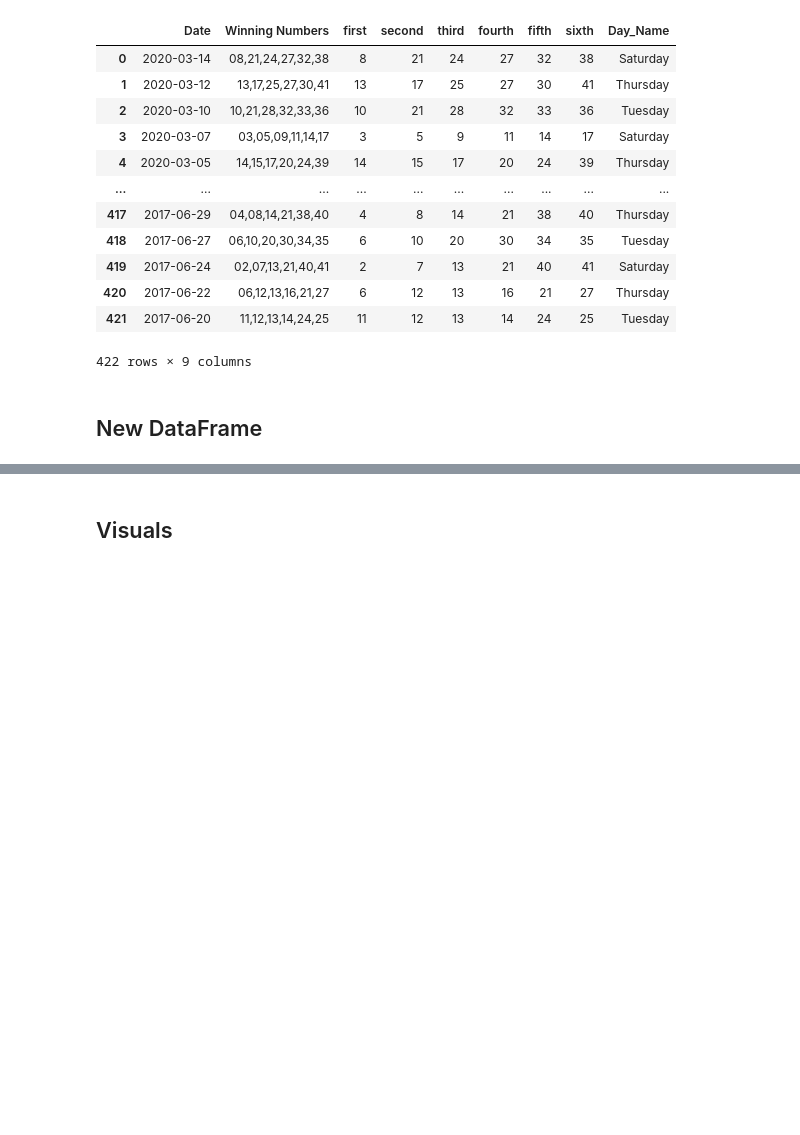
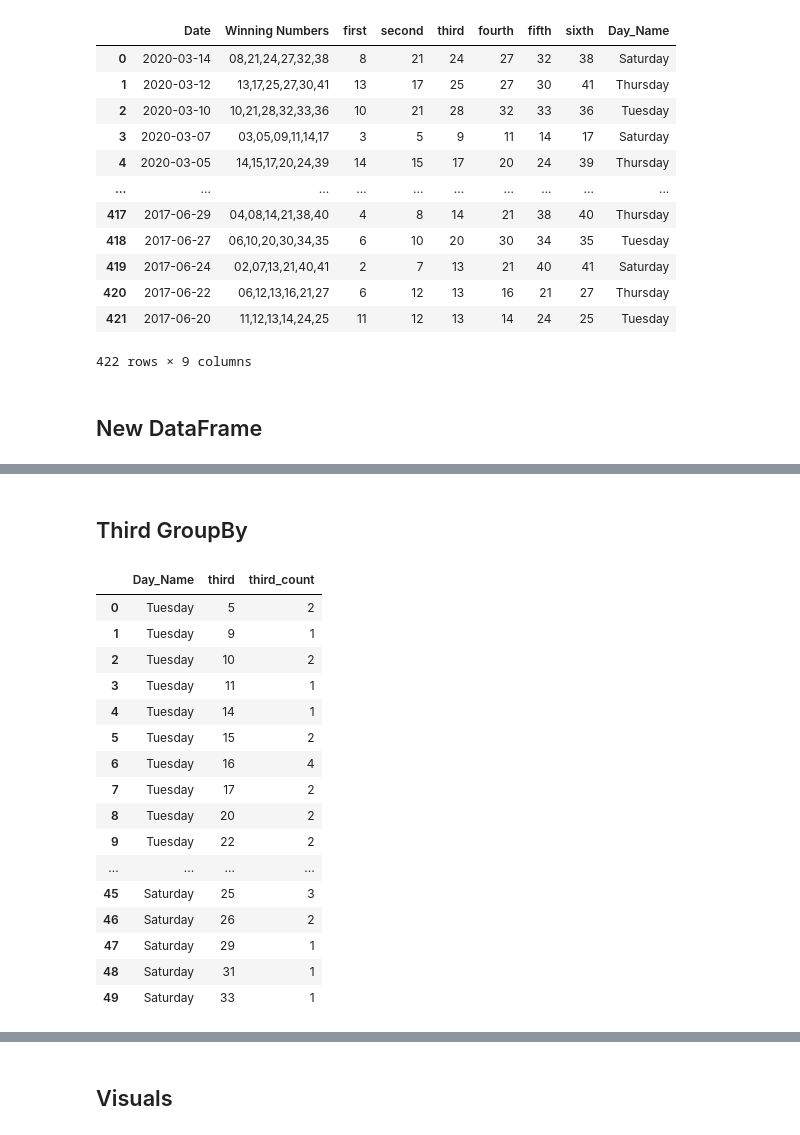
Before and after one commit to Jared-Caraan/Lotto_Analysis, a Jupyter notebook: Scripts/visual_test2.ipynb, the cells around one changed output, grey strips where cells are left out. Saved outputs shown, nothing was run; the diff lists cells and outputs as text; code cells hidden in the pictures; blank space fills up the shorter version.

```diff
--- a/Scripts/visual_test2.ipynb
+++ b/Scripts/visual_test2.ipynb
@@ -58,0 +115,25 @@ df_new['sixth_mean'] = df_new['sixth'].mean()
+# %% [markdown]
+## Third GroupBy
+# %%
+df_grp_third = pd.DataFrame({'third_count': df_grp['third'].value_counts()}).reset_index()
+df_grp_third['Day_Name'] = df_grp_third['Day_Name'].astype(day_type)
+df_grp_third = df_grp_third.sort_values(by=['Day_Name','third']).reset_index(drop=True)
+df_grp_third
+# %% [output]
+|  | Day_Name | third | third_count |
+| 0 | Tuesday | 5 | 2 |
+| 1 | Tuesday | 9 | 1 |
+| 2 | Tuesday | 10 | 2 |
+| 3 | Tuesday | 11 | 1 |
+| 4 | Tuesday | 14 | 1 |
+| 5 | Tuesday | 15 | 2 |
+| 6 | Tuesday | 16 | 4 |
+| 7 | Tuesday | 17 | 2 |
+| 8 | Tuesday | 20 | 2 |
+| 9 | Tuesday | 22 | 2 |
+| ... | ... | ... | ... |
+| 45 | Saturday | 25 | 3 |
+| 46 | Saturday | 26 | 2 |
+| 47 | Saturday | 29 | 1 |
+| 48 | Saturday | 31 | 1 |
+| 49 | Saturday | 33 | 1 |
```
Also changed, not shown: parts of 15 cells of this notebook.
